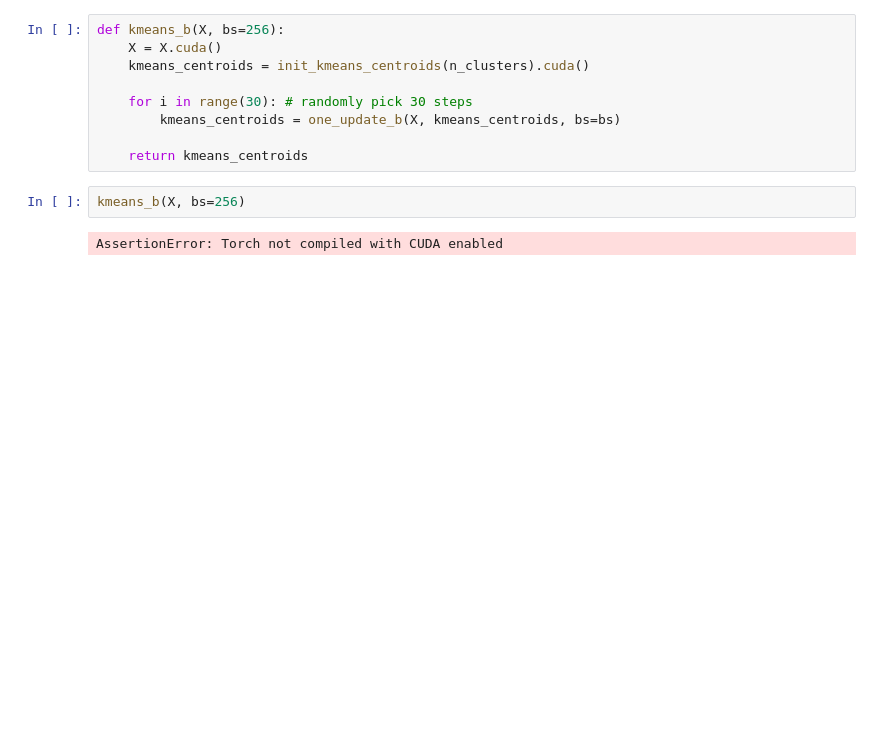
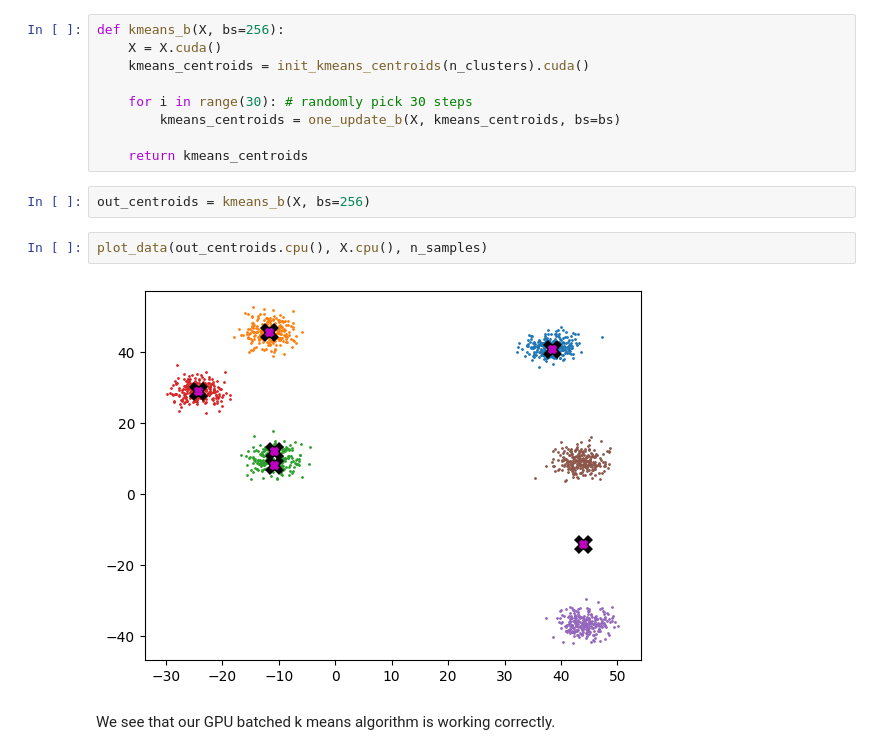
Before and after one commit to 0xSingletOnly/pdlfc, a Jupyter notebook: 02_kmeans.ipynb, the cells around one changed output. Saved outputs shown, nothing was run; the diff lists cells and outputs as text; blank space fills up the shorter version.

Commit message:
implement GPU batch kmeans

```diff
--- a/02_kmeans.ipynb
+++ b/02_kmeans.ipynb
@@ -273,6 +273,10 @@ def kmeans_b(X, bs=256):
 
     return kmeans_centroids
 # %%
-kmeans_b(X, bs=256)
+out_centroids = kmeans_b(X, bs=256)
-# %% [output]
-AssertionError: Torch not compiled with CUDA enabled
+# %%
+plot_data(out_centroids.cpu(), X.cpu(), n_samples)
+# %% [output]
+[figure, added]
+# %% [markdown]
+We see that our GPU batched k means algorithm is working correctly.
```
Also changed, not shown: parts of 9 cells of this notebook.
